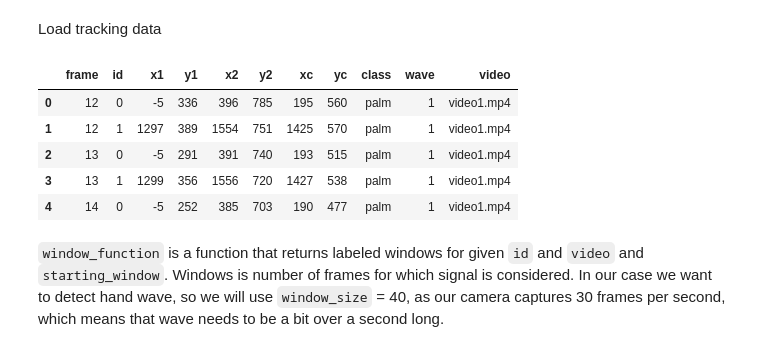
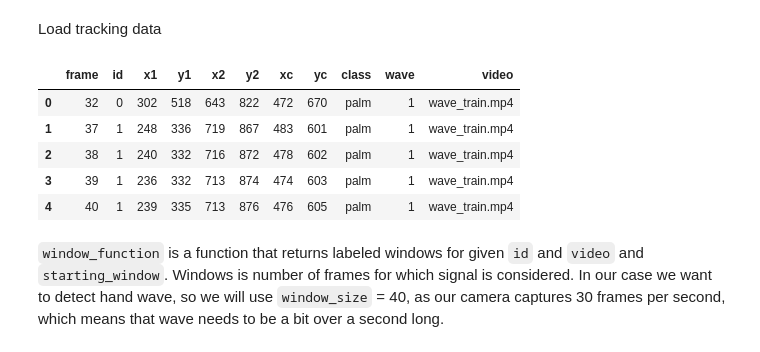
Before and after one commit to Kovelja009/hand_wave_detection, a Jupyter notebook: data_processing.ipynb, the cells around one changed output. Drawn from its saved outputs; the diff is of its cells as text; code cells hidden in the pictures.

```diff
--- a/data_processing.ipynb
+++ b/data_processing.ipynb
@@ -16,16 +16,15 @@ from joblib import dump, load
 source_csv_file = 'data/tracking_data.csv'
 destination_csv_file = 'data/classification_dataset.csv'
 # %%
-source_csv_file = 'data/tracking_data.csv'
 df = pd.read_csv(source_csv_file)
 df.head()
 # %% [output]
 |  | frame | id | x1 | y1 | x2 | y2 | xc | yc | class | wave | video |
-| 0 | 12 | 0 | -5 | 336 | 396 | 785 | 195 | 560 | palm | 1 | video1.mp4 |
-| 1 | 12 | 1 | 1297 | 389 | 1554 | 751 | 1425 | 570 | palm | 1 | video1.mp4 |
-| 2 | 13 | 0 | -5 | 291 | 391 | 740 | 193 | 515 | palm | 1 | video1.mp4 |
-| 3 | 13 | 1 | 1299 | 356 | 1556 | 720 | 1427 | 538 | palm | 1 | video1.mp4 |
-| 4 | 14 | 0 | -5 | 252 | 385 | 703 | 190 | 477 | palm | 1 | video1.mp4 |
+| 0 | 32 | 0 | 302 | 518 | 643 | 822 | 472 | 670 | palm | 1 | wave_train.mp4 |
+| 1 | 37 | 1 | 248 | 336 | 719 | 867 | 483 | 601 | palm | 1 | wave_train.mp4 |
+| 2 | 38 | 1 | 240 | 332 | 716 | 872 | 478 | 602 | palm | 1 | wave_train.mp4 |
+| 3 | 39 | 1 | 236 | 332 | 713 | 874 | 474 | 603 | palm | 1 | wave_train.mp4 |
+| 4 | 40 | 1 | 239 | 335 | 713 | 876 | 476 | 605 | palm | 1 | wave_train.mp4 |
 # %% [markdown]
 `window_function` is a function that returns labeled windows for given `id` and `video` and `starting_window`. Windows is number of frames for which signal is considered. In our case we want to detect hand wave, so we will use `window_size` = 40, as our camera captures 30 frames per second, which means that wave needs to be a bit over a second long.
 # %%
```
Also changed, not shown: parts of 17 cells of this notebook, 7 other files.
